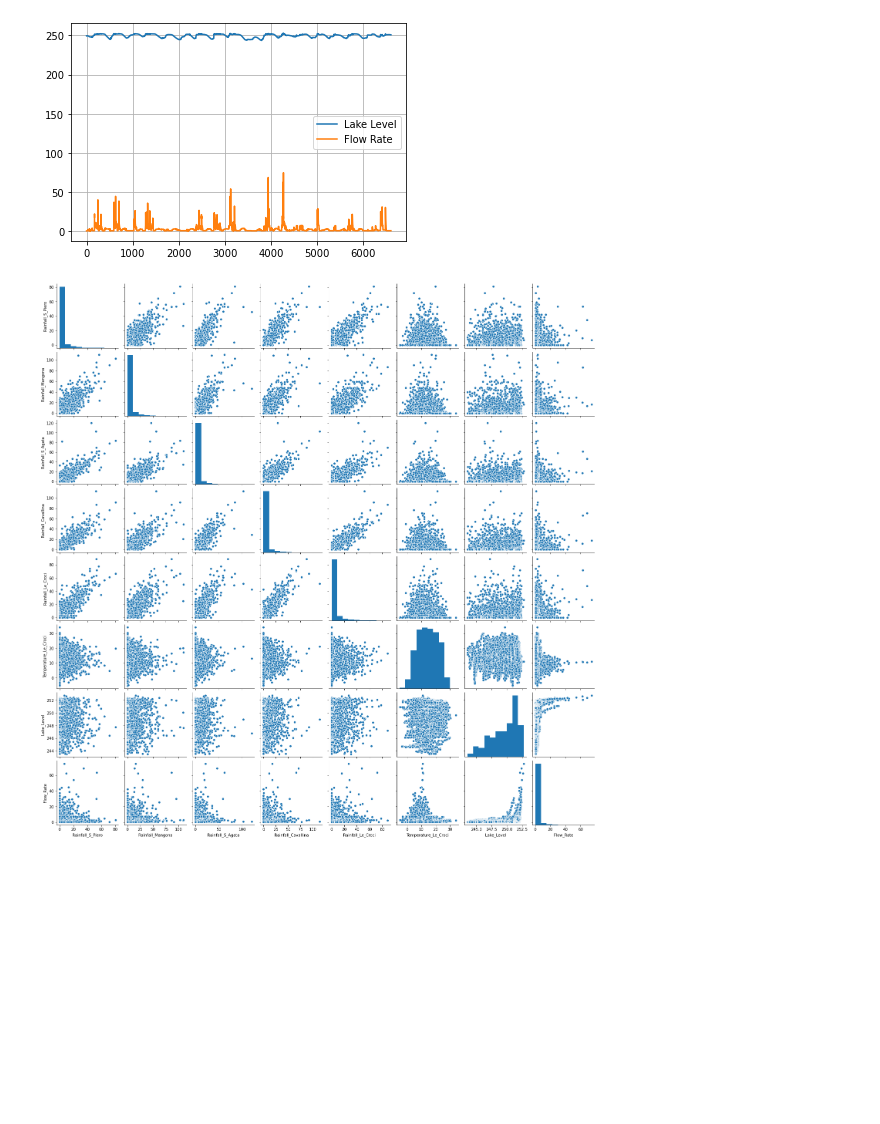
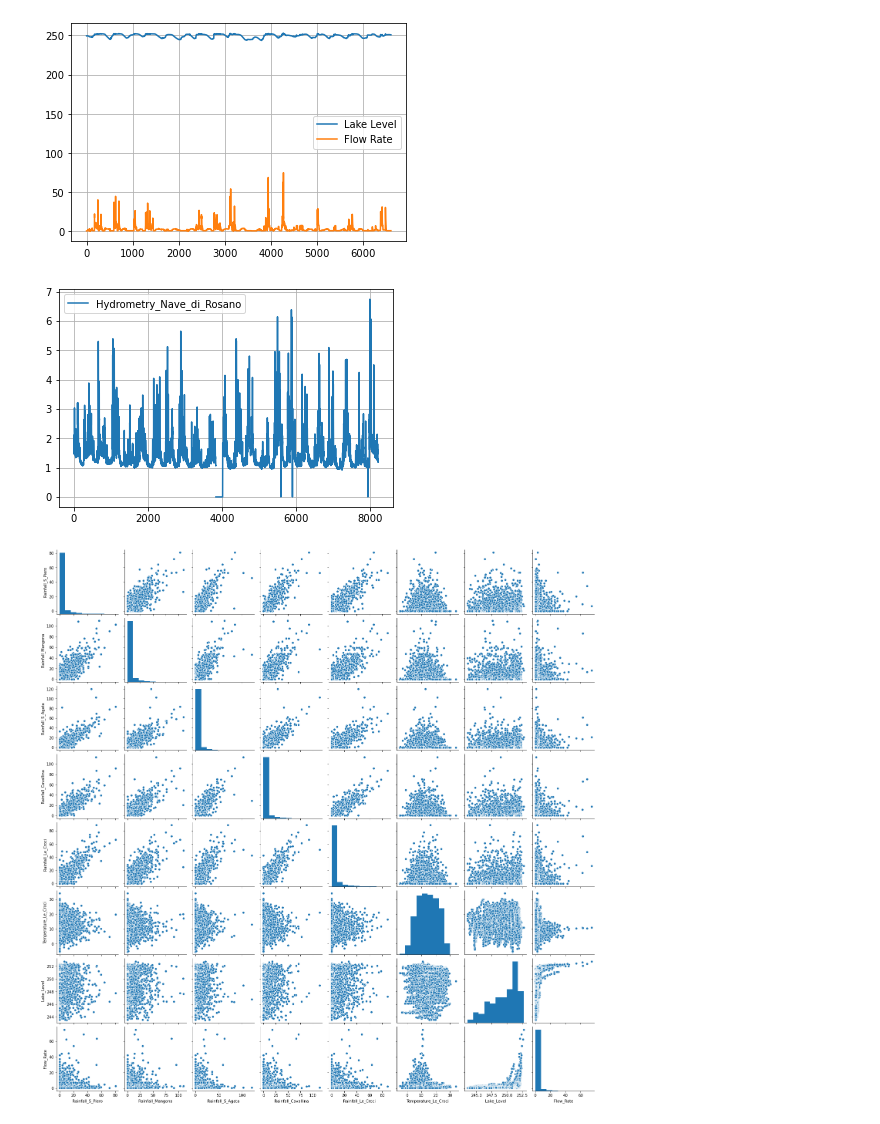
Before and after one commit to mike-ze/machine_learning_codes, a Jupyter notebook: Waterbody Feature Prediction/Acea Water Analytics.ipynb, the cells around one changed output. Saved outputs shown, nothing was run; the diff lists cells and outputs as text; code cells hidden in the pictures; blank space fills up the shorter version.

```diff
--- a/Waterbody Feature Prediction/Acea Water Analytics.ipynb
+++ b/Waterbody Feature Prediction/Acea Water Analytics.ipynb
@@ -38,3 +39,8 @@ None
 | 2 | 05/06/2002 | NaN | NaN | NaN | NaN | NaN | ... |
 | 3 | 06/06/2002 | NaN | NaN | NaN | NaN | NaN | ... |
 | 4 | 07/06/2002 | NaN | NaN | NaN | NaN | NaN | ... |
+# %%
+# Load River Arno data into pandas DataFrame
+data_ra =  pd.read_csv("River_Arno.csv")
+print(data_ra.info())
+display(data_ra.head())
@@ -46,6 +76,13 @@ plt.grid()
 plt.show()
 # %% [output]
 [figure]
+# %%
+plt.plot(data_ra["Hydrometry_Nave_di_Rosano"])
+plt.legend(["Hydrometry_Nave_di_Rosano"])
+plt.grid()
+plt.show()
+# %% [output]
+[figure, added]
 # %%
 sns.pairplot(data_lb)
 plt.show()
```
Also changed, not shown: parts of 4 cells of this notebook, 2 other files.
